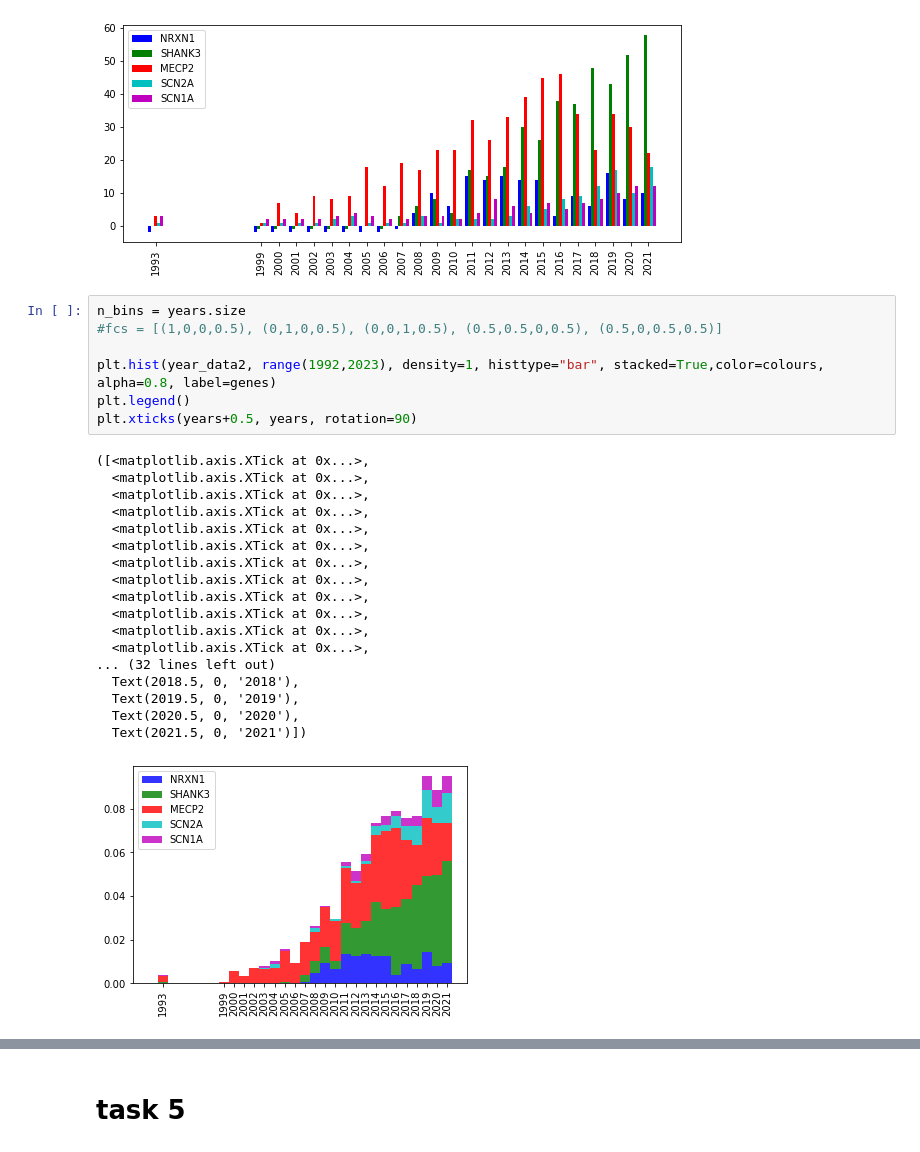
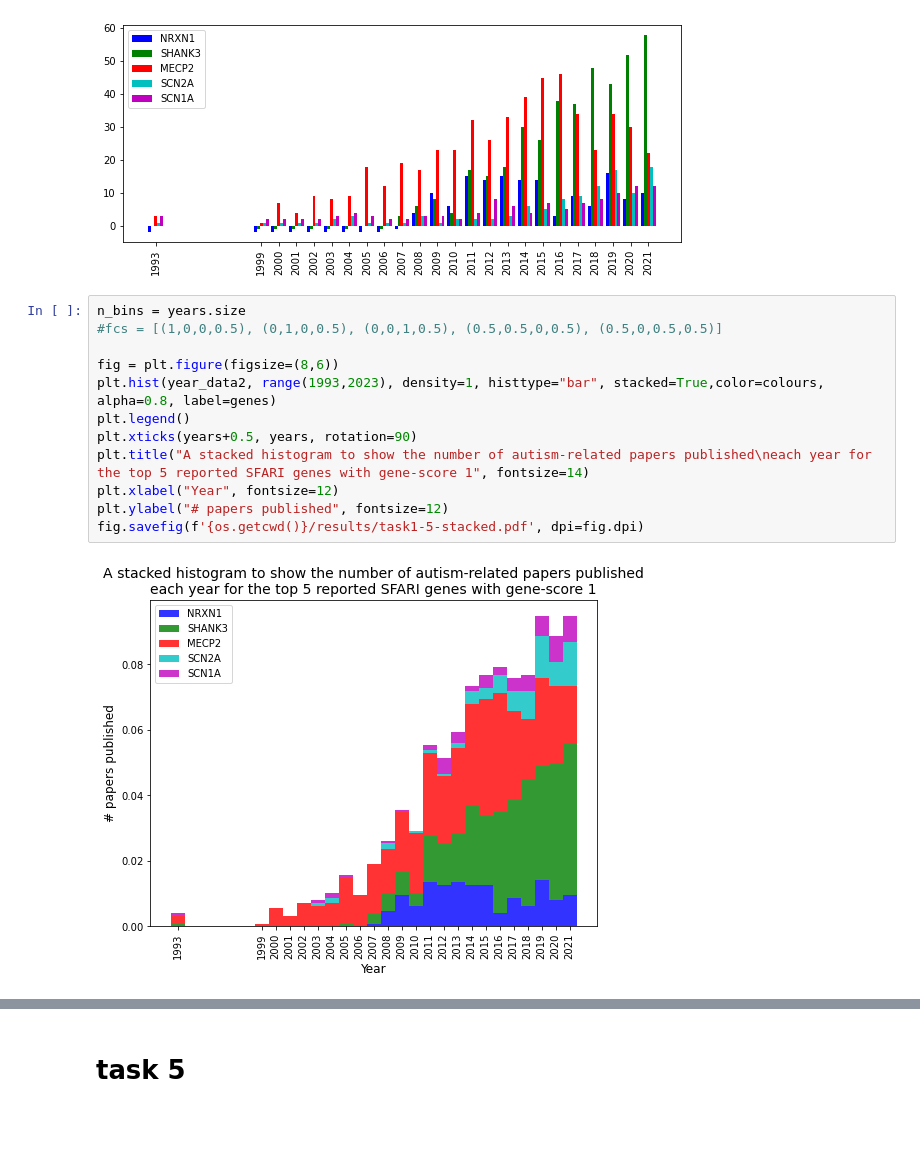
Before and after one commit to hwixley/BI-Coursework2, a Jupyter notebook: code/part1.ipynb, the cells around one changed output, grey strips where cells are left out. Cells and saved outputs as stored; diff of their text form; blank space fills up the shorter version.

```diff
--- a/code/part1.ipynb
+++ b/code/part1.ipynb
@@ -144,26 +148,14 @@ ax.legend()
 # %%
 n_bins = years.size
 #fcs = [(1,0,0,0.5), (0,1,0,0.5), (0,0,1,0.5), (0.5,0.5,0,0.5), (0.5,0,0.5,0.5)]
 
-plt.hist(year_data2, range(1992,2023), density=1, histtype="bar", stacked=True,color=colours, alpha=0.8, label=genes)
+fig = plt.figure(figsize=(8,6))
+plt.hist(year_data2, range(1993,2023), density=1, histtype="bar", stacked=True,color=colours, alpha=0.8, label=genes)
 plt.legend()
 plt.xticks(years+0.5, years, rotation=90)
+plt.title("A stacked histogram to show the number of autism-related papers published\neach year for the top 5 reported SFARI genes with gene-score 1", fontsize=14)
+plt.xlabel("Year", fontsize=12)
+plt.ylabel("# papers published", fontsize=12)
+fig.savefig(f'{os.getcwd()}/results/task1-5-stacked.pdf', dpi=fig.dpi)
 # %% [output]
-([<matplotlib.axis.XTick at 0x...>,
-  <matplotlib.axis.XTick at 0x...>,
-  <matplotlib.axis.XTick at 0x...>,
-  <matplotlib.axis.XTick at 0x...>,
-  <matplotlib.axis.XTick at 0x...>,
-  <matplotlib.axis.XTick at 0x...>,
-  <matplotlib.axis.XTick at 0x...>,
-  <matplotlib.axis.XTick at 0x...>,
-  <matplotlib.axis.XTick at 0x...>,
-  <matplotlib.axis.XTick at 0x...>,
-  <matplotlib.axis.XTick at 0x...>,
-  <matplotlib.axis.XTick at 0x...>,
-... (32 lines left out)
-  Text(2018.5, 0, '2018'),
-  Text(2019.5, 0, '2019'),
-  Text(2020.5, 0, '2020'),
-  Text(2021.5, 0, '2021')])
-[figure, old version]
+[figure, new version]
```
Also changed, not shown: parts of 4 cells of this notebook, 7 other files.
